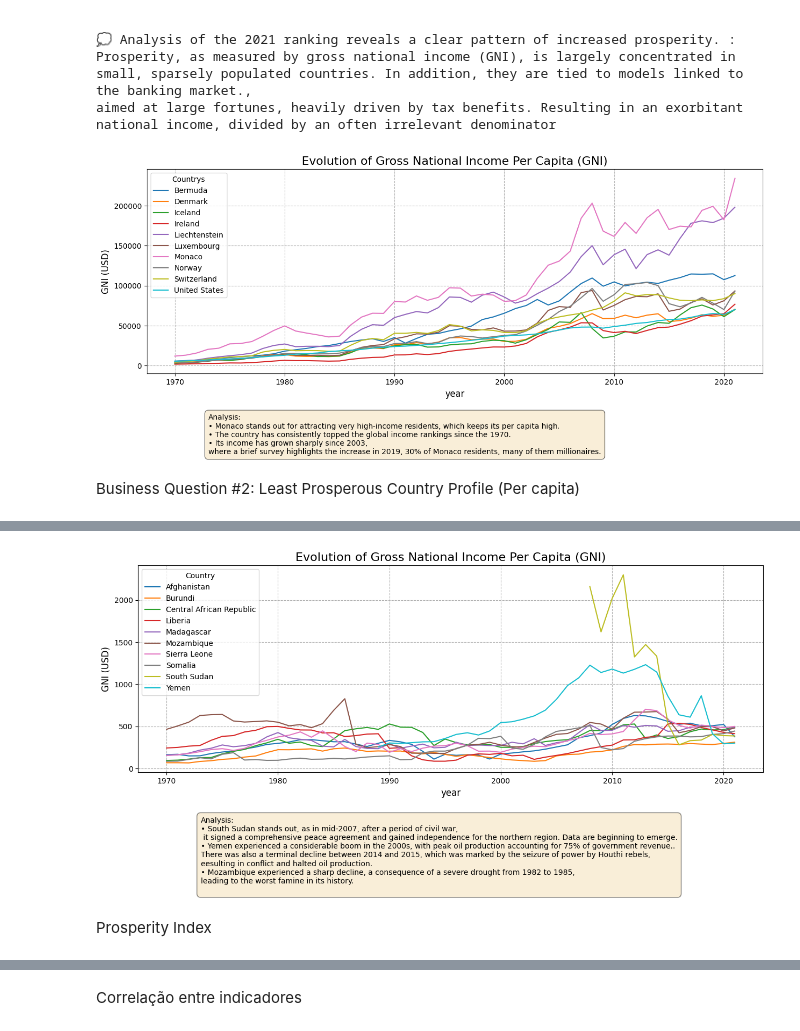
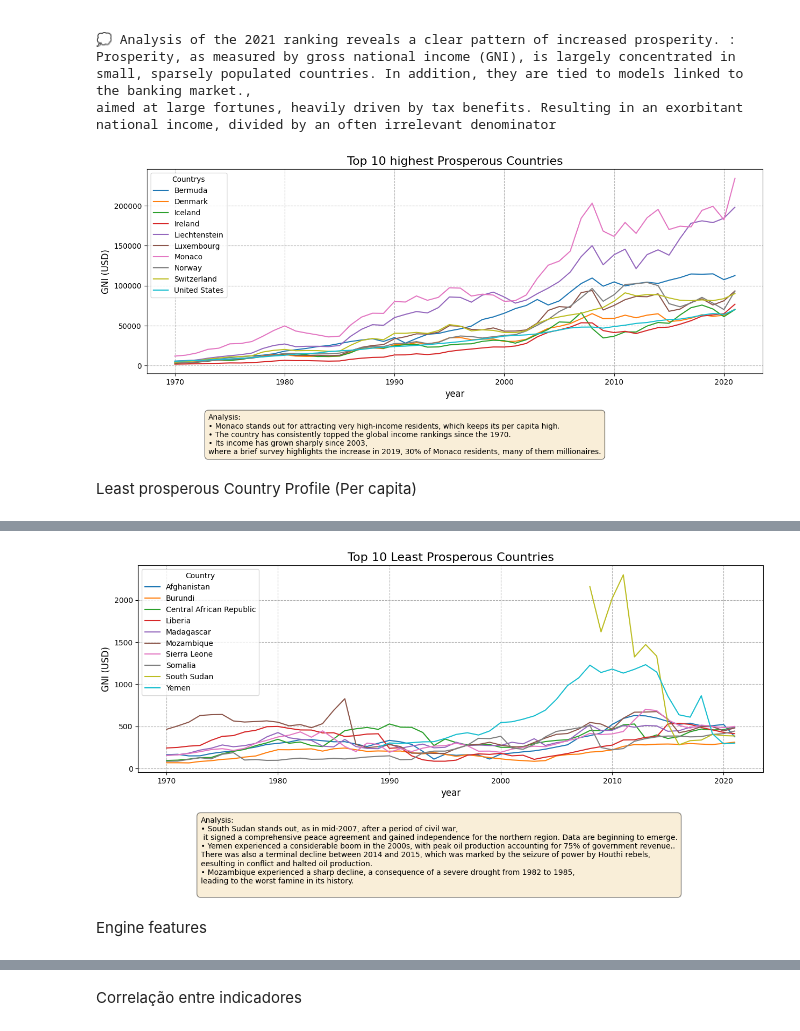
Before and after one commit to ThiagoPBorges/Anatomy-of-global-indicators, a Jupyter notebook: Analyze_notebook_EN.ipynb, the cells around one changed output, grey strips where cells are left out. Saved outputs shown, nothing was run; the diff lists cells and outputs as text; code cells hidden in the pictures.

```diff
--- a/Analyze_notebook_EN.ipynb
+++ b/Analyze_notebook_EN.ipynb
@@ -215,7 +215,7 @@ Prosperity, as measured by gross national income (GNI), is largely concentrated
 aimed at large fortunes, heavily driven by tax benefits. Resulting in an exorbitant national income, divided by an often irrelevant denominator
 # %%
 # --- STEP 1: Data filter ---
-countrys = ['Monaco','Liechtenstein','Bermuda','Luxembourg','Norway','Switzerland','Ireland','Denmark','United States','Iceland']
+countrys = top_10_prosperous['country']
 df_evolution = df[df['country'].isin(countrys)]
 
 # --- STEP 2: Create and customize the graphic ---
@@ -230,7 +230,7 @@ sns.lineplot(
 )
 
 # Use Matplotlib for add "storytelling"
-plt.title('Evolution of Gross National Income Per Capita (GNI)', fontsize=16)
+plt.title('Top 10 highest Prosperous Countries', fontsize=16)
 plt.xlabel('year', fontsize=12)
 plt.ylabel('GNI (USD)', fontsize=12)
 plt.grid(True, linestyle = '--')
@@ -238,36 +238,36 @@ plt.legend(title='Countrys')
 plt.Text()
 
 # --- CODE TO ADD TEXT BOX ---
 
 comment = (
     "Analysis:\n"
     "• Monaco stands out for attracting very high-income residents, which keeps its per capita high.\n"
     "• The country has consistently topped the global income rankings since the 1970.\n"
     "• Its income has grown sharply since 2003,\n"
     "where a brief survey highlights the increase in 2019, 30% of Monaco residents, many of them millionaires."
 )
 
 # Add the text box to the chart
 plt.text(
     0.1,
    -0.3,
     comment,
     transform=plt.gca().transAxes,
     fontsize=10,
     verticalalignment='center',
     bbox=dict(
         boxstyle='round,pad=0.5',
         facecolor='wheat',
         alpha=0.5
     )
 )
 
 
 plt.show()
 # %% [output]
-[figure, old version]
+[figure, new version]
 # %% [markdown]
-Business Question #2: Least Prosperous Country Profile (Per capita)
+Least prosperous Country Profile (Per capita)
 # %%
 recent_year = df['year'].max()
 df_recent = df[df['year'] == recent_year]
@@ -301,7 +301,7 @@ It is possible to see the large concentration of countries in the Sub-Saharan Af
 While we see the greatest prosperity at the top of the global list related to the development of high-value services and a peaceful environment, we can observe the other side of the coin.
 The base of the list of least prosperity highlights the absence of these requirements, thus creating barriers that hinder, or even subject, them to a cycle of extreme poverty.
 # %%
-countrys = ['Yemen','Burundi','Afghanistan','South Sudan','Liberia','Somalia','Mozambique','Madagascar','Central African Republic','Sierra Leone']
+countrys = top_10_least_prosperous['country']
 df_evolution = df[df['country'].isin(countrys)]
 
 plt.figure(figsize=(15,5))
@@ -313,7 +313,7 @@ sns.lineplot(
     hue = 'country'
 )
 
-plt.title('Evolution of Gross National Income Per Capita (GNI)', fontsize=16)
+plt.title('Top 10 Least Prosperous Countries', fontsize=16)
 plt.xlabel('year', fontsize=12)
 plt.ylabel('GNI (USD)', fontsize=12)
 plt.grid(True, linestyle = '--')
@@ -350,9 +350,9 @@ plt.text(
 
 plt.show()
 # %% [output]
-[figure, old version]
+[figure, new version]
-# %% [markdown]
-Prosperity Index
+# %% [markdown]
+Engine features
 # %%
 #Removing the population's weight from the indexes
 df['pop_gross capital formation'] = df['gross capital formation'] / df['population']
```
Also changed, not shown: parts of 8 cells of this notebook.
